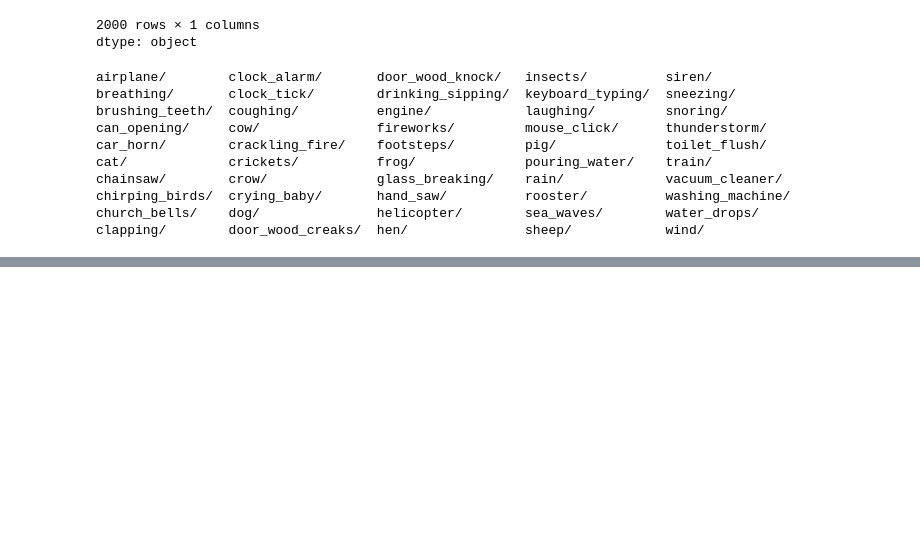
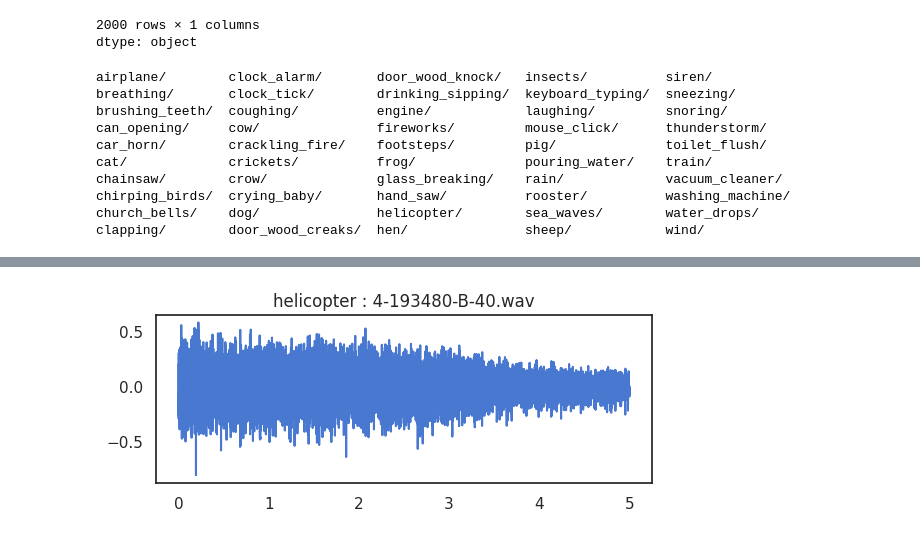
Before and after one commit to unipd-human-data/env-soundnet, a Jupyter notebook: env-soundnet.ipynb, the cells around one changed output, grey strips where cells are left out. Saved outputs shown, nothing was run; the diff lists cells and outputs as text; code cells hidden in the pictures; blank space fills up the shorter version.

Commit message:
Exploratory data analysis first steps

```diff
--- a/env-soundnet.ipynb
+++ b/env-soundnet.ipynb
@@ -113,0 +178,22 @@ clapping/        door_wood_creaks/  hen/               sheep/            wind/
+# %%
+%matplotlib inline
+import matplotlib
+import matplotlib.pyplot as plt
+
+import seaborn as sb
+sb.set(style="white", palette="muted")
+
+import random
+import IPython.display
+import glob
+
+wav_files = glob.glob('/content/drive/MyDrive/HumanData/ESC-50/*/*.wav')
+clip = Clip(random.choice(wav_files))
+
+with clip.audio as audio:
+   plt.subplot(2, 1, 1)
+   plt.title('{0} : {1}'.format(clip.category, clip.filename))
+   plt.plot(np.arange(0, len(audio.raw)) / 44100.0, audio.raw)
+
+IPython.display.Audio(filename=clip.path, rate=Clip.SAMPLING_RATE)
+# %% [output]
@@ -113,0 +201 @@ clapping/        door_wood_creaks/  hen/               sheep/            wind/
+[figure, added]
```
Also changed, not shown: parts of 9 cells of this notebook.
